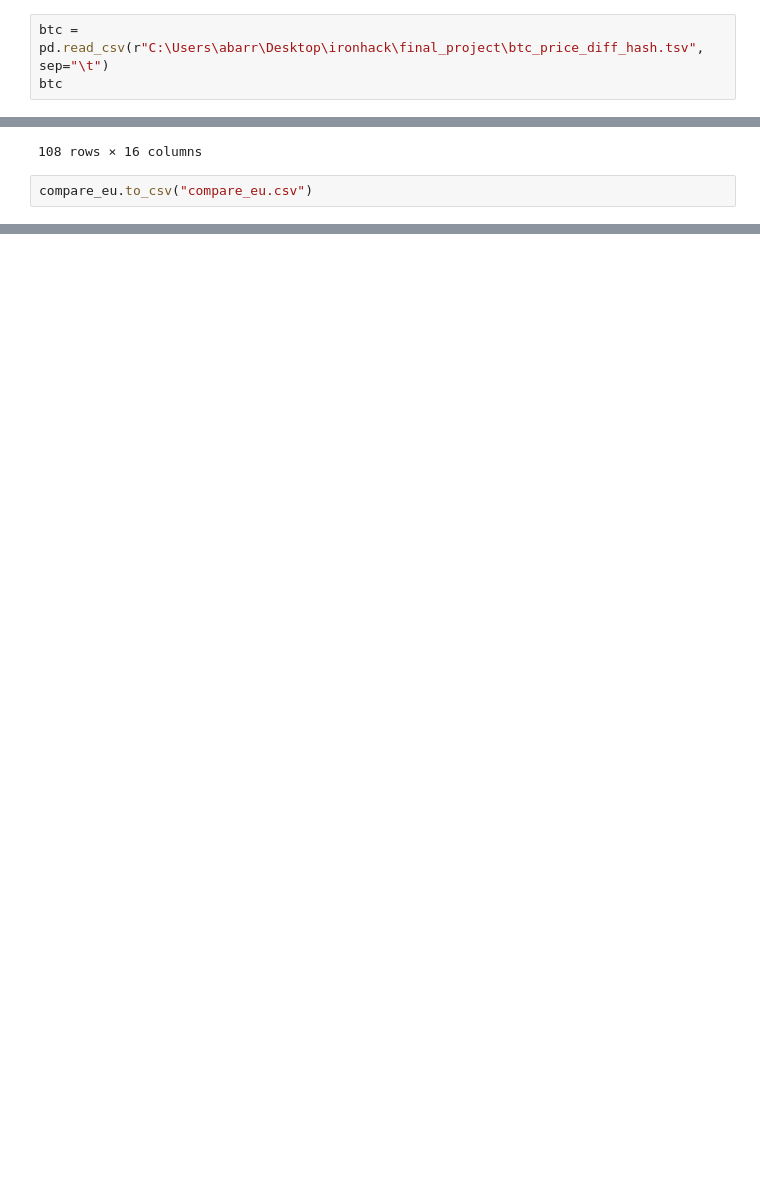
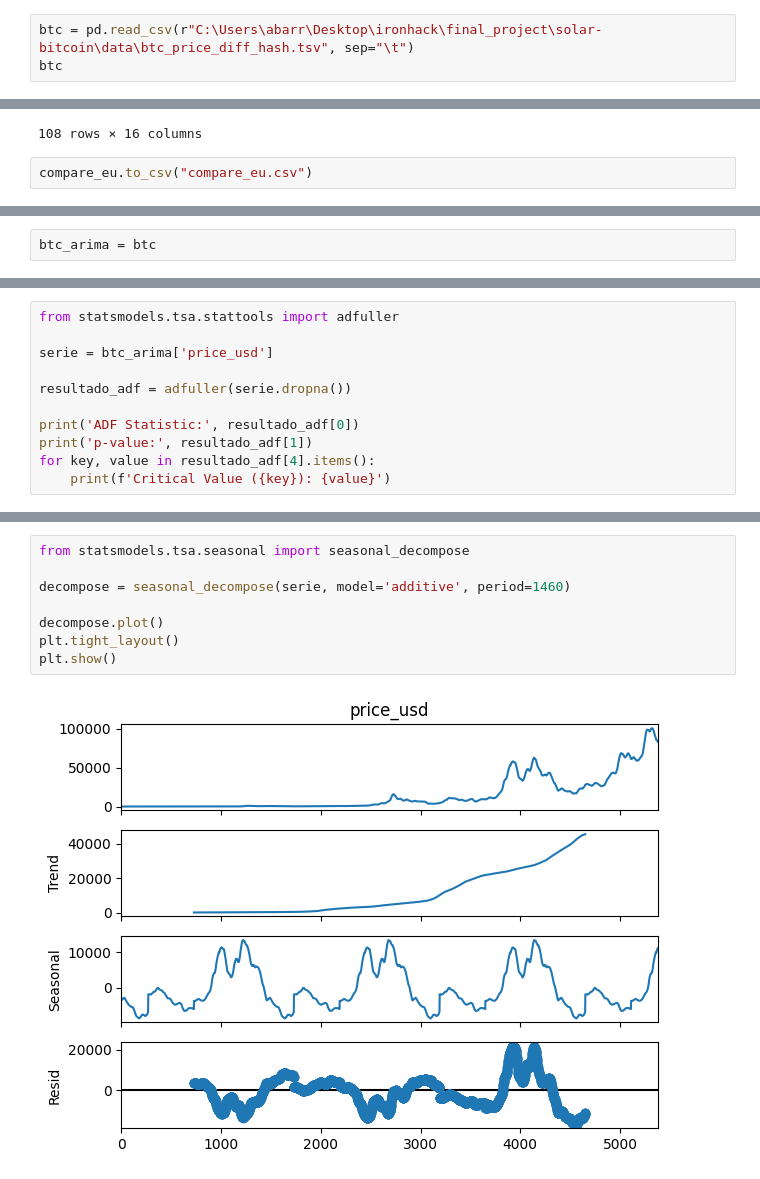
Before and after one commit to andrebarros6/solar-bitcoin, a Jupyter notebook: notebooks/solar_bitcoin_arima.ipynb, the cells around one changed output, grey strips where cells are left out. Saved outputs shown, nothing was run; the diff lists cells and outputs as text; blank space fills up the shorter version.

```diff
--- a/solar_bitcoin.ipynb
+++ b/notebooks/solar_bitcoin_arima.ipynb
@@ -57,7 +57,7 @@ consumption
 # %% [markdown]
 ### bitcoin data - price and difficulty per date
 # %%
-btc = pd.read_csv(r"C:\Users\abarr\Desktop\ironhack\final_project\btc_price_diff_hash.tsv", sep="\t")
+btc = pd.read_csv(r"C:\Users\abarr\Desktop\ironhack\final_project\solar-bitcoin\data\btc_price_diff_hash.tsv", sep="\t")
 btc
 # %% [output]
 |  | "Time" | BTC / USD Denominated Closing Price | BTC / Mean Hash Rate | BTC / Difficulty |
@@ -597,0 +607,2 @@ compare_eu.to_csv("compare_eu.csv")
+# %%
+btc_arima = btc
@@ -597,0 +694,11 @@ compare_eu.to_csv("compare_eu.csv")
+# %%
+from statsmodels.tsa.stattools import adfuller
+
+serie = btc_arima['price_usd']
+
+resultado_adf = adfuller(serie.dropna())
+
+print('ADF Statistic:', resultado_adf[0])
+print('p-value:', resultado_adf[1])
+for key, value in resultado_adf[4].items():
+    print(f'Critical Value ({key}): {value}')
@@ -597,0 +726,10 @@ compare_eu.to_csv("compare_eu.csv")
+# %%
+from statsmodels.tsa.seasonal import seasonal_decompose
+
+decompose = seasonal_decompose(serie, model='additive', period=1460)
+
+decompose.plot()
+plt.tight_layout()
+plt.show()
+# %% [output]
+[figure, added]
```
Also changed, not shown: parts of 35 cells of this notebook, 21 other files.
